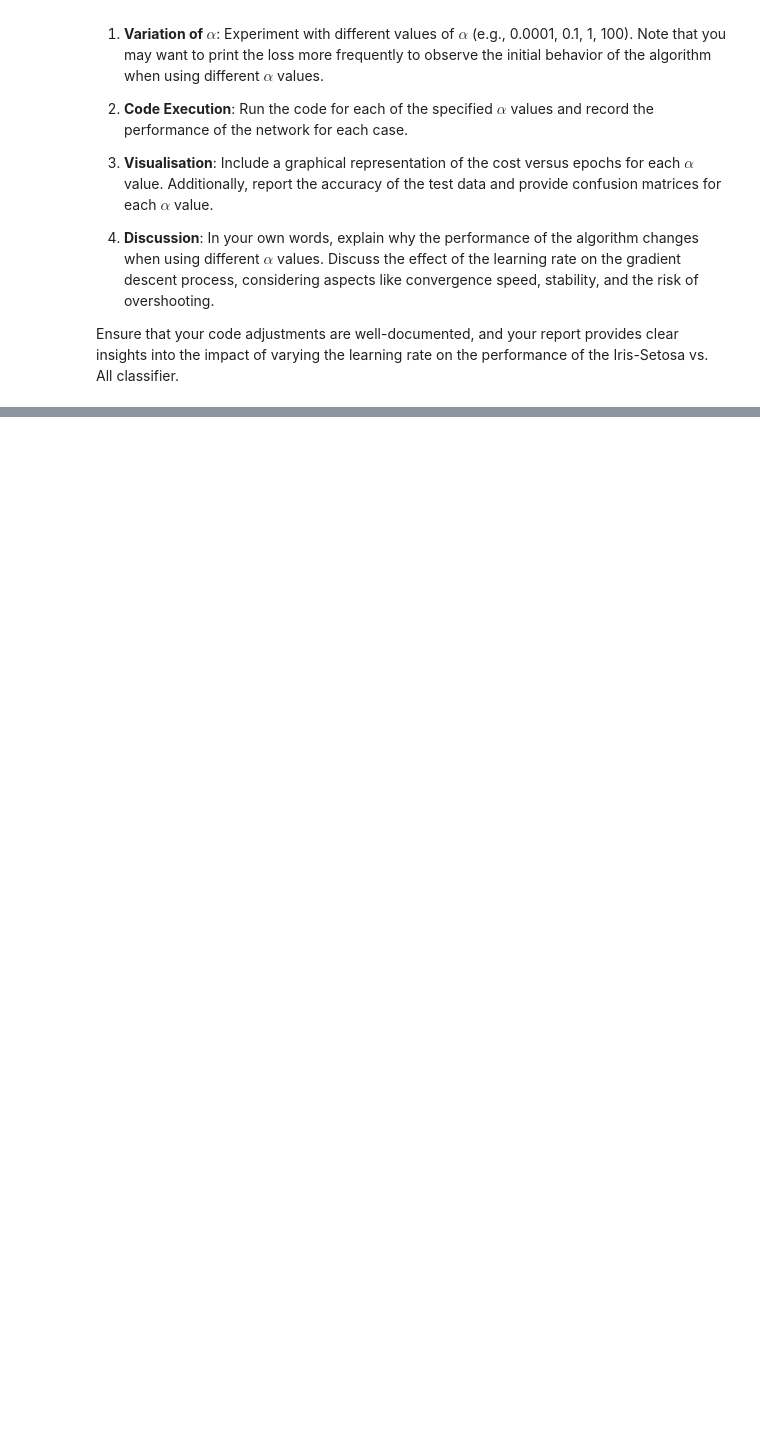
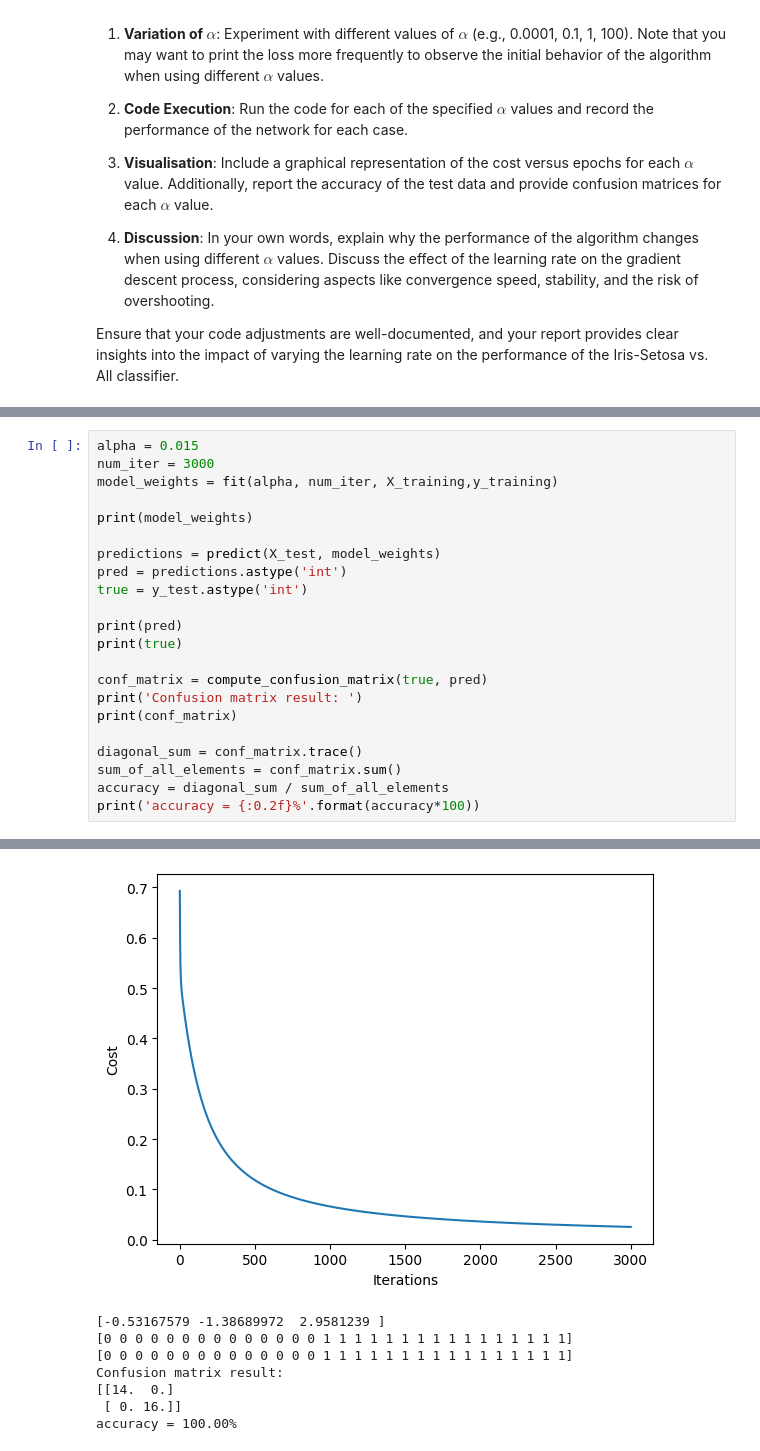
Before and after one commit to putyfruity/imperial_eee_machine_learning_course, a Jupyter notebook: 04_ML_Logistic.ipynb, the cells around one changed output, grey strips where cells are left out. Drawn from its saved outputs; the diff is of its cells as text; blank space fills up the shorter version.

```diff
--- a/04_ML_Logistic.ipynb
+++ b/04_ML_Logistic.ipynb
@@ -542,0 +668,23 @@ Ensure that your code adjustments are well-documented, and your report provides
+# %%
+alpha = 0.015
+num_iter = 3000
+model_weights = fit(alpha, num_iter, X_training,y_training)
+
+print(model_weights)
+
+predictions = predict(X_test, model_weights)
+pred = predictions.astype('int')
+true = y_test.astype('int')
+
+print(pred)
+print(true)
+
+conf_matrix = compute_confusion_matrix(true, pred)
+print('Confusion matrix result: ')
+print(conf_matrix)
+
+diagonal_sum = conf_matrix.trace()
+sum_of_all_elements = conf_matrix.sum()
+accuracy = diagonal_sum / sum_of_all_elements
+print('accuracy = {:0.2f}%'.format(accuracy*100))
+# %% [output]
@@ -542,0 +708,8 @@ Ensure that your code adjustments are well-documented, and your report provides
+[figure, added]
+[-0.53167579 -1.38689972  2.9581239 ]
+[0 0 0 0 0 0 0 0 0 0 0 0 0 0 1 1 1 1 1 1 1 1 1 1 1 1 1 1 1 1]
+[0 0 0 0 0 0 0 0 0 0 0 0 0 0 1 1 1 1 1 1 1 1 1 1 1 1 1 1 1 1]
+Confusion matrix result:
+[[14.  0.]
+ [ 0. 16.]]
+accuracy = 100.00%
```
Also changed, not shown: parts of 8 cells of this notebook.
